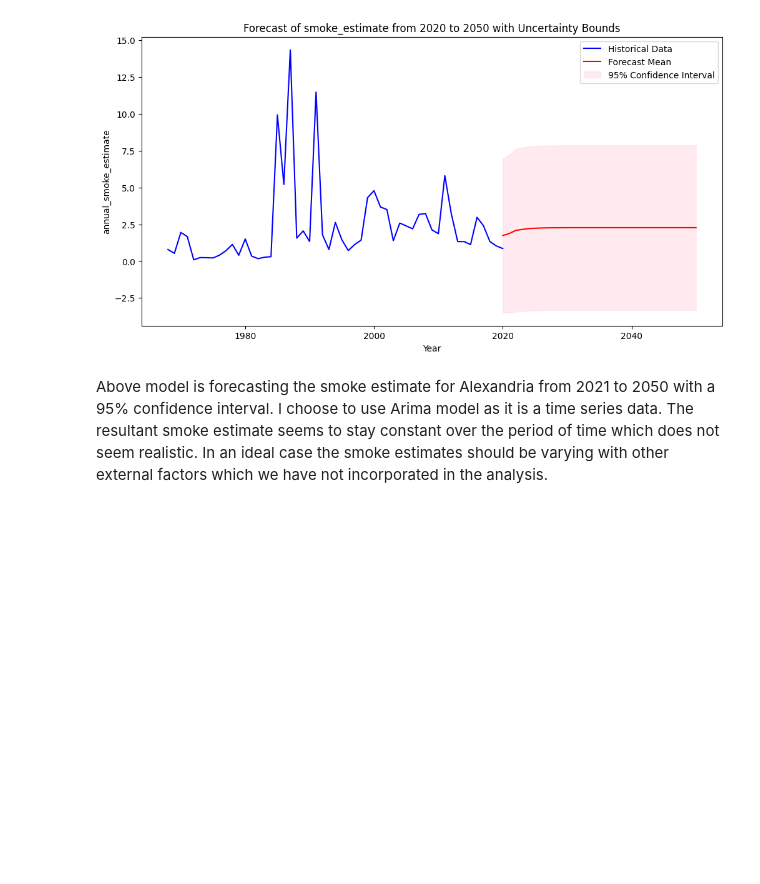
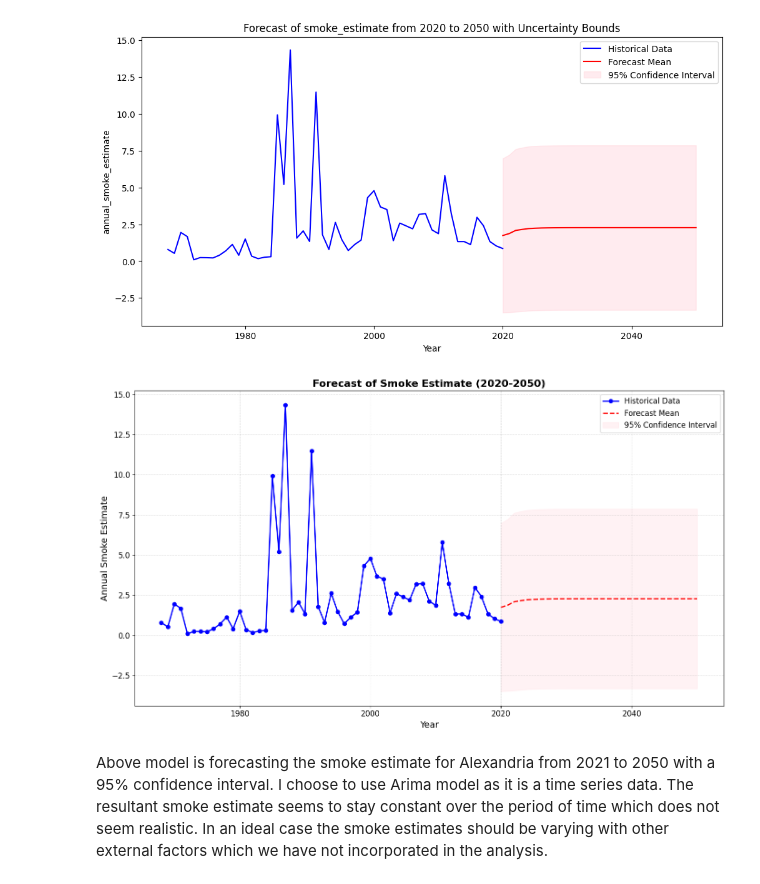
Before and after one commit to swarali-desai/data-512-course-project, a Jupyter notebook: src/estimate_wildfire_smoke_impacts.ipynb, the cells around one changed output. Cells and saved outputs as stored; diff of their text form; code cells hidden in the pictures; blank space fills up the shorter version.

```diff
--- a/src/estimate_wildfire_smoke_impacts.ipynb
+++ b/src/estimate_wildfire_smoke_impacts.ipynb
@@ -515,6 +515,7 @@ Next step is to understand how good or bad my smoke estimate might be. I will no
 The final_AQI.csv is generated from the `epq_air_quality_history.ipynb` file. That file needs to be run first before running the below cells.
 # %%
 df_final_AQI = pd.read_csv('../intermediary_files/final_AQI.csv')
+filtered_df = pd.read_csv("../intermediary_files/smoke_estimates.csv")
 df_final_AQI.head()
 # %% [output]
 |  | Unnamed: 0.1 | Unnamed: 0 | state_code | county_code | site_number | parameter_code | latitude | longitude | ... |
@@ -618,5 +628,53 @@ plt.show()
 # %% [output]
 <statsmodels.tsa.statespace.mlemodel.PredictionResultsWrapper object at 0x...>
 [figure]
+# %%
+import matplotlib.pyplot as plt
+import pandas as pd
+from statsmodels.tsa.arima.model import ARIMA
+
+# Assuming df is already prepared with 'year' and 'annual_smoke_estimate' columns
+forecast_years = range(2020, 2051)
+n_forecasts = len(forecast_years)
+
+# Fit ARIMA model
+forecast_result = ARIMA(df['annual_smoke_estimate'], order=(2, 1, 1)).fit()
+forecast = forecast_result.get_forecast(steps=n_forecasts)
+
+# Extract forecast mean and confidence intervals
+forecast_mean = forecast.predicted_mean
+forecast_conf_int = forecast.conf_int(alpha=0.05)  # 95% confidence interval
+
+# Plotting the data
+plt.figure(figsize=(14, 8))
+
+# Plot historical data
+plt.plot(df['year'], df['annual_smoke_estimate'], label='Historical Data', color='blue', marker='o', linewidth=2)
+
+# Plot forecast mean
+plt.plot(forecast_years, forecast_mean, label='Forecast Mean', color='red', linestyle='--', linewidth=2)
+
+# Plot confidence intervals
+plt.fill_between(
+    forecast_years,
+    forecast_conf_int.iloc[:, 0],
+    forecast_conf_int.iloc[:, 1],
+    color='pink', alpha=0.2, label='95% Confidence Interval'
+)
+
+# Add labels, title, and legend
+plt.title("Forecast of Smoke Estimate (2020-2050)", fontsize=16, fontweight='bold')
+plt.xlabel("Year", fontsize=14)
+plt.ylabel("Annual Smoke Estimate", fontsize=14)
+plt.xticks(fontsize=12)
+plt.yticks(fontsize=12)
+plt.grid(alpha=0.4, linestyle='--')
+plt.legend(fontsize=12)
+
+# Show the plot
+plt.tight_layout()
+plt.show()
+# %% [output]
+[figure, added]
 # %% [markdown]
 Above model is forecasting the smoke estimate for Alexandria from 2021 to 2050 with a 95% confidence interval. I choose to use Arima model as it is a time series data. The resultant smoke estimate seems to stay constant over the period of time which does not seem realistic. In an ideal case the smoke estimates should be varying with other external factors which we have not incorporated in the analysis.
```
Also changed, not shown: parts of 2 cells of this notebook, 24 other files.
